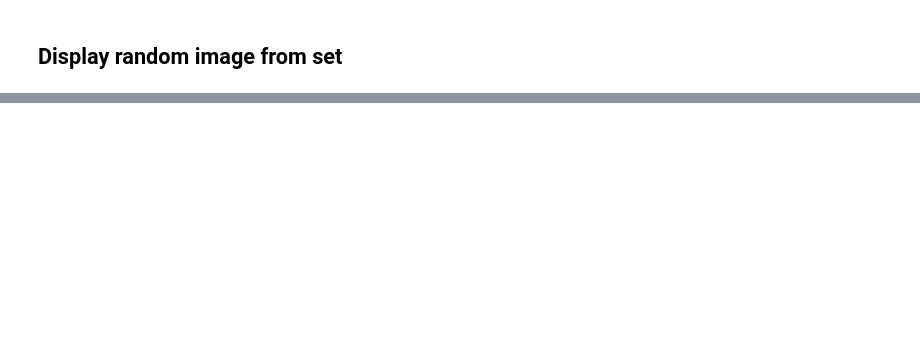
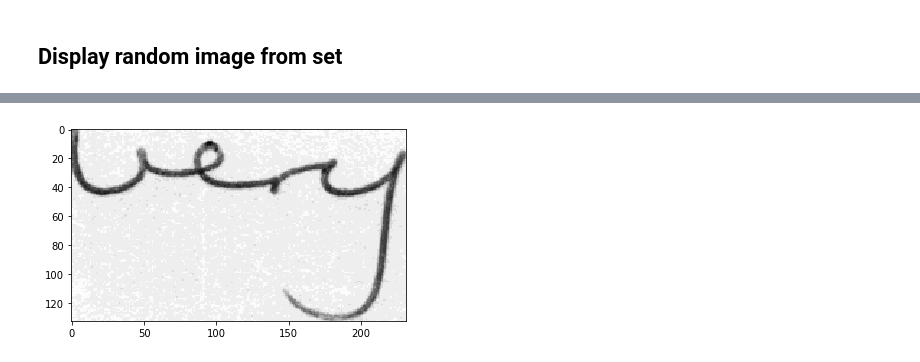
Before and after one commit to jamescrosbie/Handwritten-word-recognnition, a Jupyter notebook: HandwrittenWordsClassification.ipynb, the cells around one changed output, grey strips where cells are left out. Saved outputs shown, nothing was run; the diff lists cells and outputs as text; code cells hidden in the pictures; blank space fills up the shorter version.

```diff
--- a/HandwrittenWordsClassification.ipynb
+++ b/HandwrittenWordsClassification.ipynb
@@ -153,0 +194,5 @@ plt.show()
+# %%
+plt.imshow(myWord.data, cmap="gray")
+plt.show()
+# %% [output]
+[figure, added]
```
Also changed, not shown: parts of 36 cells of this notebook.
